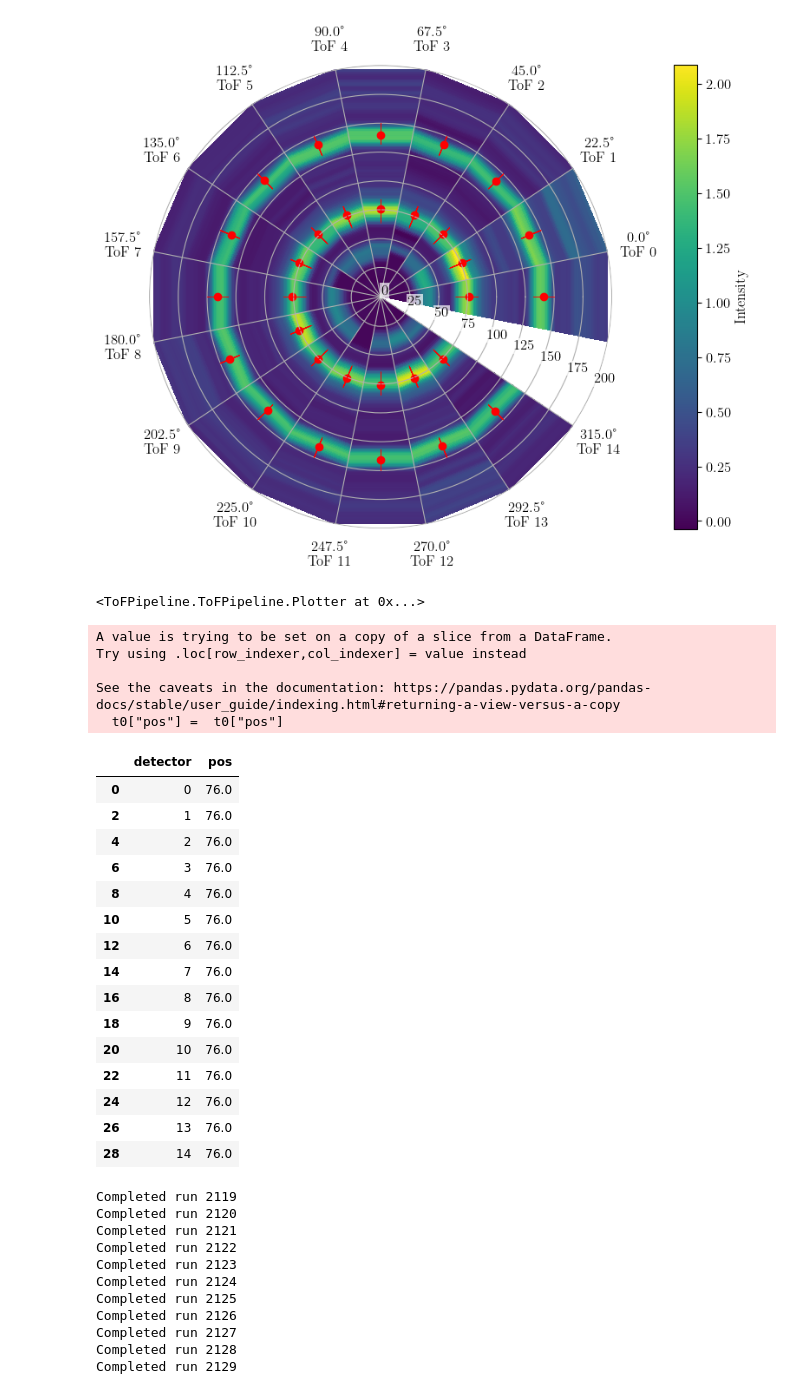
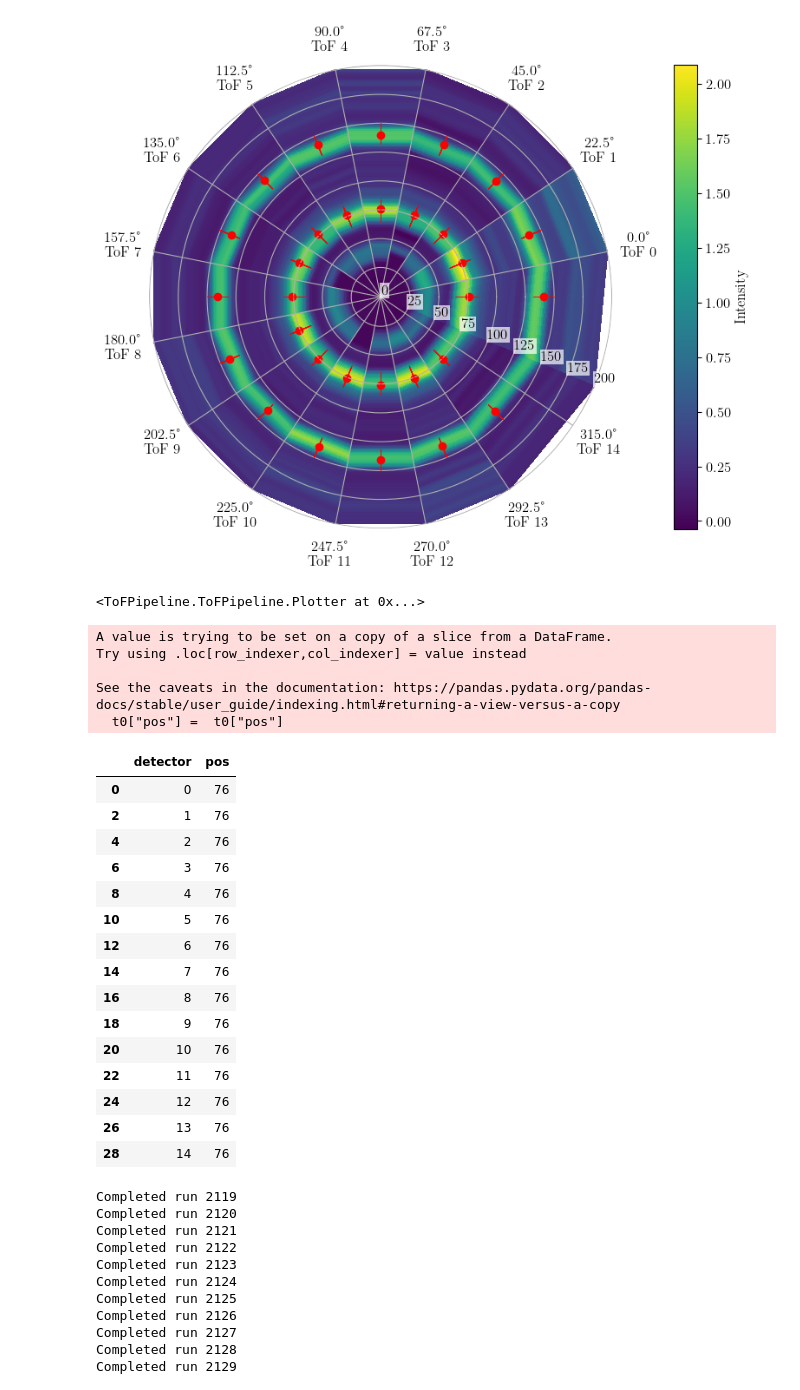
Before and after one commit to XAC-CFEL/PolScope, a Jupyter notebook: offlineAnalysis.ipynb, the cells around one changed output. Drawn from its saved outputs; the diff is of its cells as text; code cells hidden in the pictures.

```diff
--- a/offlineAnalysis.ipynb
+++ b/offlineAnalysis.ipynb
@@ -156,8 +156,7 @@ raw = """
 #%matplotlib widget
 widthFraction=0.5
 data = ToFPipeline.NXSLoader("data").load(runNumbers=[runNo]).defaultPreprocessing(baselineRegion=[1500,1550]).sampleShift()
-results = ToFPipeline.PeakFinder(data.data).stack().smooth().smooth().normalize().process(threshold=0.01,peakNo=1,roi=[0,700],widthFraction=widthFraction,minWidth=False,symmetric=False,slopeLength=2, slopeStartHeight=0.75).dataframe()
-results.results["pos"] = results.results["pos"] + 0
+results = ToFPipeline.PeakFinder(data.data).stack().smooth().smooth().normalize().process(threshold=0.01,peakNo=1,roi=[50,200],widthFraction=widthFraction,symmetric=False,slopeLength=2, slopeStartHeight=0.75)#.dataframe()
 #results.fitGaussians(useUpperHalf=False, roiWidthMultiplier=3.0)
 #results.plotSingle(ToF=0,xmin=280,xmax=480,figsize=(4,5),showGaussianFit=False)
 ToFPipeline.AuxFunc(results.results).addData(data.angles, key="Angles", axis="detector")
@@ -225,15 +198,15 @@ res.results
 # %%
 importlib.reload(ToFPipeline)
 ToFPipeline.GlobalConfig.load("ToFPipeline/config.yaml")
 plotdata = ToFPipeline.NXSLoader("data").load(runNumbers=[1999]).defaultPreprocessing(baselineRegion=[1500,1550])
 stack = ToFPipeline.PeakFinder(plotdata.data).stack().smooth().smooth().normalize()
-res = ToFPipeline.PeakFinder(plotdata.data).stack().smooth().smooth().normalize().process(threshold=0.01,peakNo=1,roi=[0,700],minWidth=False,symmetric=False,slopeLength=2, slopeStartHeight=0.75).dataframe()
+res = ToFPipeline.PeakFinder(plotdata.data).stack().smooth().smooth().normalize().process(threshold=0.01,peakNo=1,roi=[0,700],minWidth=False,symmetric=False,slopeLength=2, slopeStartHeight=0.75)
 #results.fitGaussians(useUpperHalf=False, roiWidthMultiplier=3.0)
 ToFPipeline.AuxFunc(res.results).addData(plotdata.angles, key="Angles", axis="detector")
 plotter = ToFPipeline.Plotter(data = stack.data, results = res.results)
 plotter.plot(transParam=calib,sampleMin=0, sampleMax=200, interpolate=False, orientation="E")
 # %% [output]
-[figure, old version]
+[figure, new version]
 <ToFPipeline.ToFPipeline.Plotter at 0x...>
 # %%
 t0 = res.results[res.results["peakNo"] == 0]
@@ -246,21 +219,21 @@ Try using .loc[row_indexer,col_indexer] = value instead
 See the caveats in the documentation: https://pandas.pydata.org/pandas-docs/stable/user_guide/indexing.html#returning-a-view-versus-a-copy
   t0["pos"] =  t0["pos"]
 |  | detector | pos |
-| 0 | 0 | 76.0 |
-| 2 | 1 | 76.0 |
-| 4 | 2 | 76.0 |
-| 6 | 3 | 76.0 |
-| 8 | 4 | 76.0 |
-| 10 | 5 | 76.0 |
-| 12 | 6 | 76.0 |
-| 14 | 7 | 76.0 |
-| 16 | 8 | 76.0 |
-| 18 | 9 | 76.0 |
-| 20 | 10 | 76.0 |
-| 22 | 11 | 76.0 |
-| 24 | 12 | 76.0 |
-| 26 | 13 | 76.0 |
-| 28 | 14 | 76.0 |
+| 0 | 0 | 76 |
+| 2 | 1 | 76 |
+| 4 | 2 | 76 |
+| 6 | 3 | 76 |
+| 8 | 4 | 76 |
+| 10 | 5 | 76 |
+| 12 | 6 | 76 |
+| 14 | 7 | 76 |
+| 16 | 8 | 76 |
+| 18 | 9 | 76 |
+| 20 | 10 | 76 |
+| 22 | 11 | 76 |
+| 24 | 12 | 76 |
+| 26 | 13 | 76 |
+| 28 | 14 | 76 |
 # %%
 import numpy as np
 importlib.reload(ToFPipeline)
```
Also changed, not shown: parts of 18 cells of this notebook, 4 other files.
